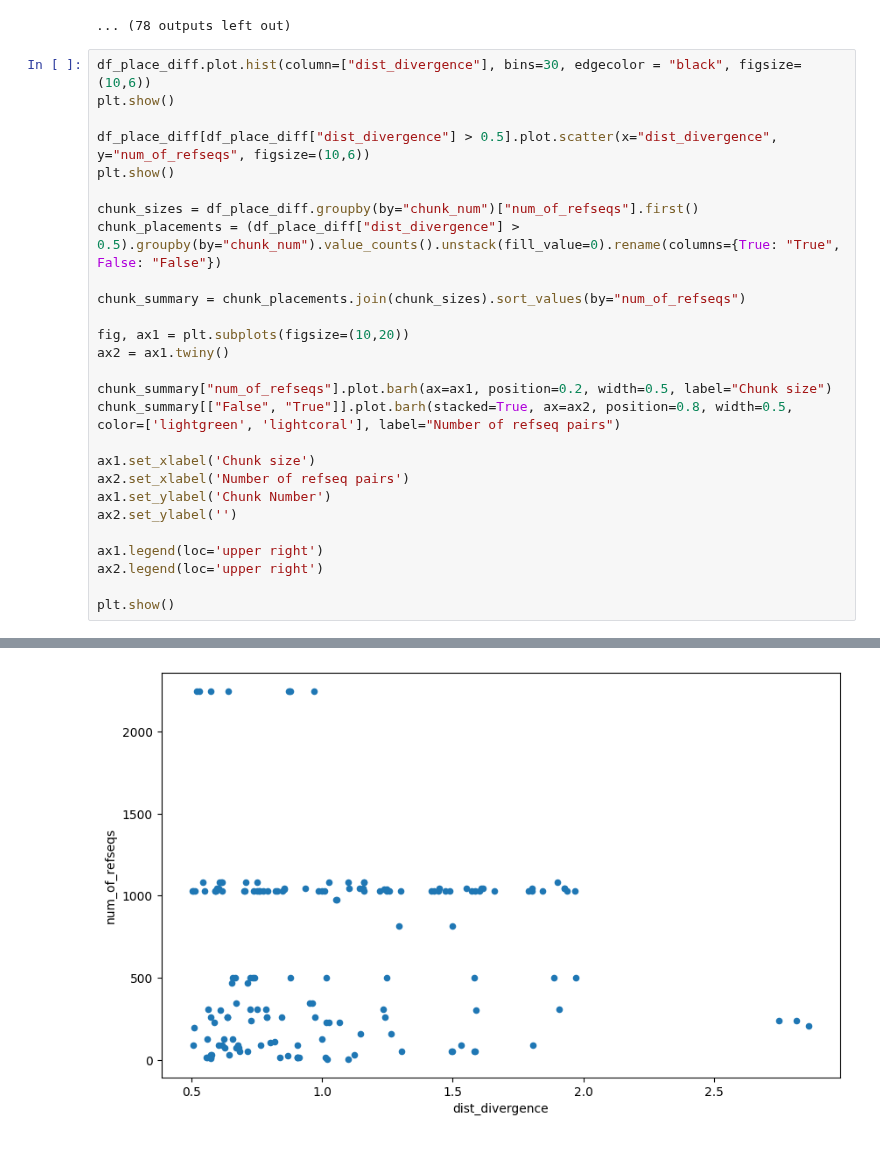
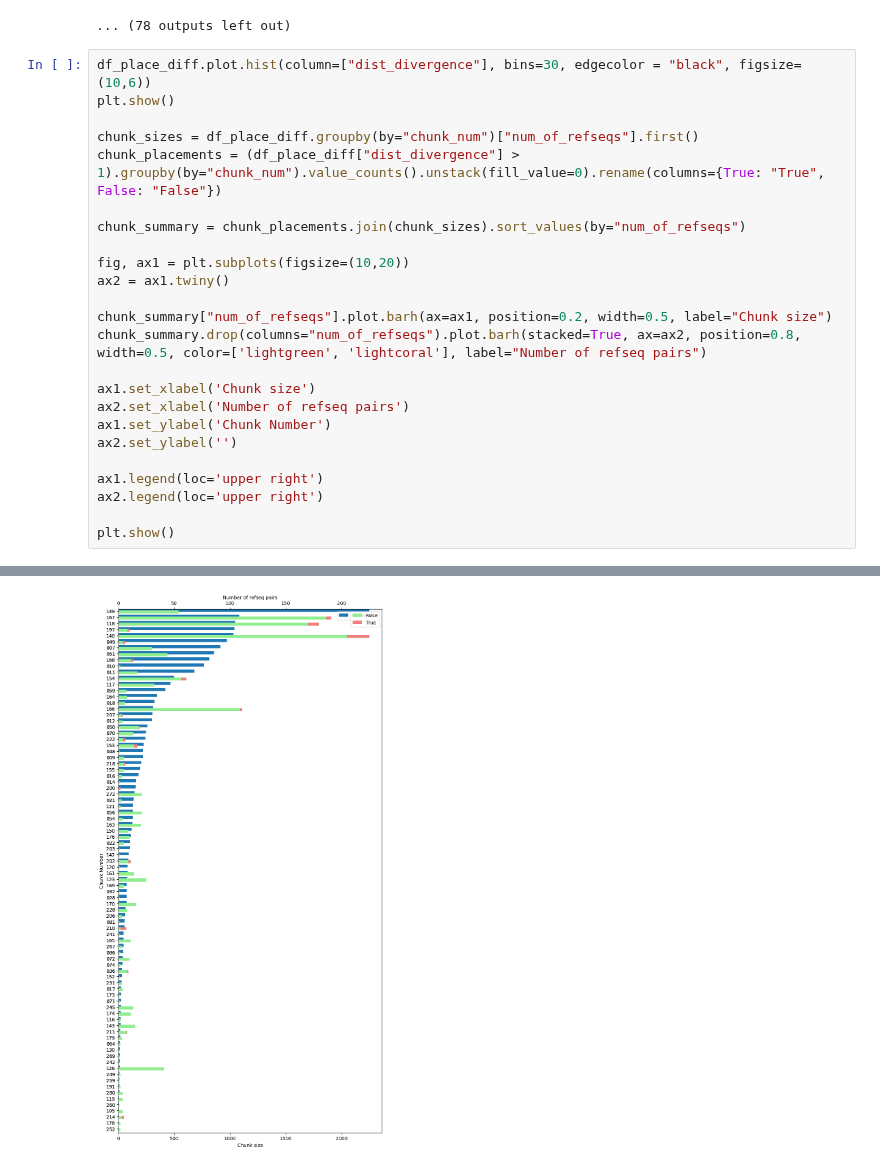
Before and after one commit to SethGG/mycodiversity-arise, a Jupyter notebook: 7_data_analysis.ipynb, the cells around one changed output, grey strips where cells are left out. Drawn from its saved outputs; the diff is of its cells as text.

```diff
--- a/7_data_analysis.ipynb
+++ b/7_data_analysis.ipynb
@@ -1193,30 +1193,27 @@ df_place_diff.to_csv("place_dif.csv")
 # %%
 df_place_diff.plot.hist(column=["dist_divergence"], bins=30, edgecolor = "black", figsize=(10,6))
 plt.show()
 
-df_place_diff[df_place_diff["dist_divergence"] > 0.5].plot.scatter(x="dist_divergence", y="num_of_refseqs", figsize=(10,6))
-plt.show()
-
 chunk_sizes = df_place_diff.groupby(by="chunk_num")["num_of_refseqs"].first()
-chunk_placements = (df_place_diff["dist_divergence"] > 0.5).groupby(by="chunk_num").value_counts().unstack(fill_value=0).rename(columns={True: "True", False: "False"})
+chunk_placements = (df_place_diff["dist_divergence"] > 1).groupby(by="chunk_num").value_counts().unstack(fill_value=0).rename(columns={True: "True", False: "False"})
 
 chunk_summary = chunk_placements.join(chunk_sizes).sort_values(by="num_of_refseqs")
 
 fig, ax1 = plt.subplots(figsize=(10,20))
 ax2 = ax1.twiny()
 
 chunk_summary["num_of_refseqs"].plot.barh(ax=ax1, position=0.2, width=0.5, label="Chunk size")
-chunk_summary[["False", "True"]].plot.barh(stacked=True, ax=ax2, position=0.8, width=0.5, color=['lightgreen', 'lightcoral'], label="Number of refseq pairs")
+chunk_summary.drop(columns="num_of_refseqs").plot.barh(stacked=True, ax=ax2, position=0.8, width=0.5, color=['lightgreen', 'lightcoral'], label="Number of refseq pairs")
 
 ax1.set_xlabel('Chunk size')
 ax2.set_xlabel('Number of refseq pairs')
 ax1.set_ylabel('Chunk Number')
 ax2.set_ylabel('')
 
 ax1.legend(loc='upper right')
 ax2.legend(loc='upper right')
 
 plt.show()
 # %% [output]
 [figure]
-[figure, old version]
+[figure, new version]
```
Also changed, not shown: parts of 1 cell of this notebook.
